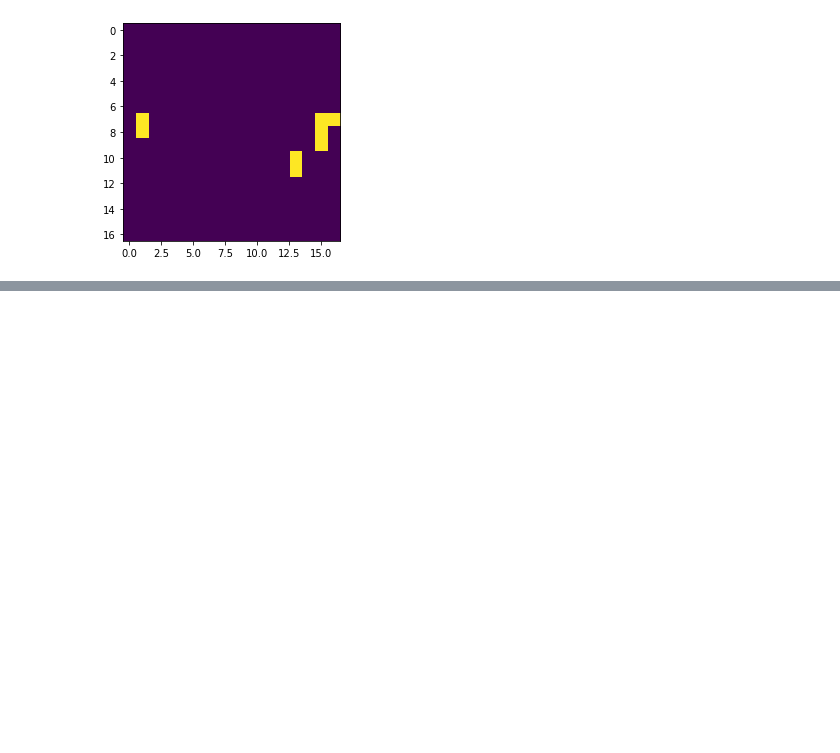
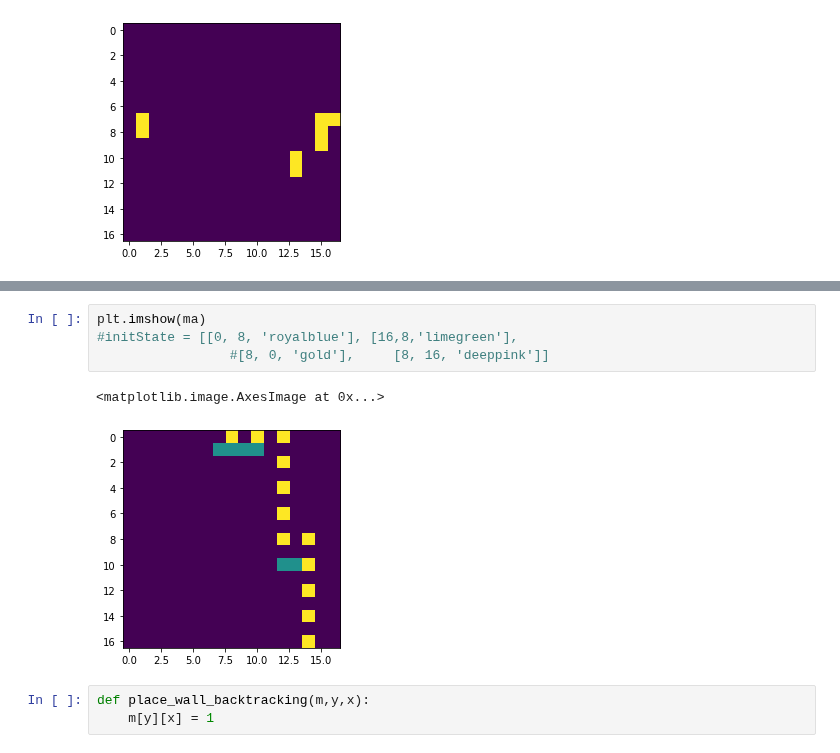
Before and after one commit to GinoQuispe21/WAPORIDOR, a Jupyter notebook: backtracking.ipynb, the cells around one changed output, grey strips where cells are left out. Drawn from its saved outputs; the diff is of its cells as text; blank space fills up the shorter version.

```diff
--- a/backtracking.ipynb
+++ b/backtracking.ipynb
@@ -156,0 +281,10 @@ plt.imshow(m)
+# %%
+plt.imshow(ma)
+#initState = [[0, 8, 'royalblue'], [16,8,'limegreen'],
+                 #[8, 0, 'gold'],     [8, 16, 'deeppink']]
+# %% [output]
+<matplotlib.image.AxesImage at 0x...>
+[figure, added]
+# %%
+def place_wall_backtracking(m,y,x):
+    m[y][x] = 1
```
Also changed, not shown: parts of 11 cells of this notebook.
